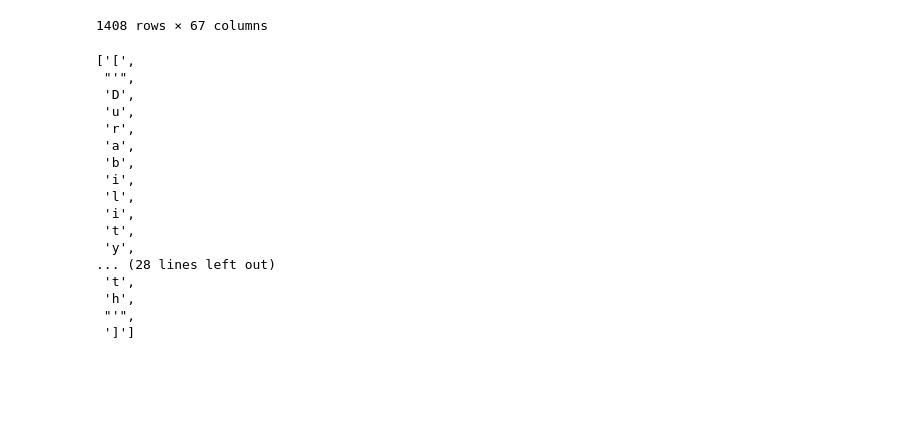
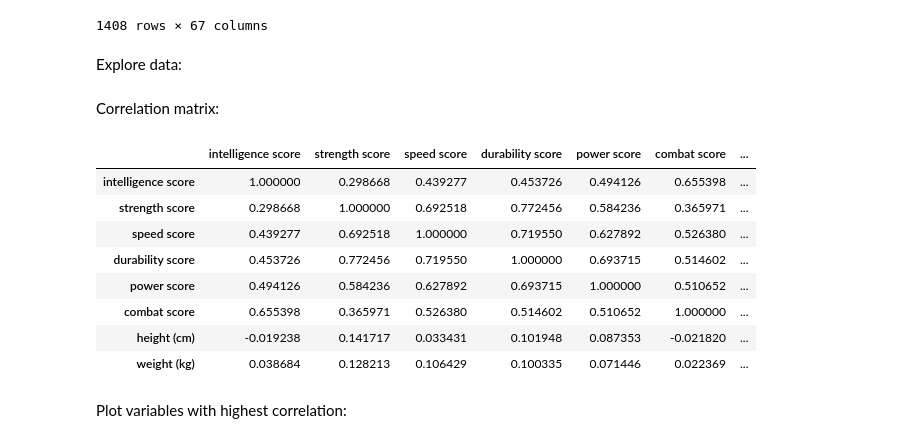
Before and after one commit to mikayla-eckelcifrese/DAT402-Project-1, a Jupyter notebook: K-Nearest Neighbors Analysis.ipynb, the cells around one changed output. Saved outputs shown, nothing was run; the diff lists cells and outputs as text; code cells hidden in the pictures; blank space fills up the shorter version.

```diff
--- a/K-Nearest Neighbors Analysis.ipynb
+++ b/K-Nearest Neighbors Analysis.ipynb
@@ -115,7 +165,7 @@ categoricalVariablesFilled
 | 1407 | Zzzax | Unknown | ['Absorption', 'Agility', 'Electr... | Marvel Comics | Bad | Male | Humanoid | No eyes | No Hair | ... |
 1408 rows × 59 columns
 # %%
-superheroDataFilled = pd.concat([categoricalVariablesFilled, quantitativeVariables], axis = 1)
+superheroDataFilled = pd.concat([categoricalVariablesFilled, quantitativeVariablesFilled], axis = 1)
 superheroDataFilled
 # %% [output]
 |  | name | real_name | superpowers | creator | alignment | gender | type_race | eye_color | hair_color | ... |
@@ -131,23 +181,21 @@ superheroDataFilled
 | 1406 | Zoom | Hunter Zolomon | ['Intangibility', 'Super Speed', ... | DC Comics | Bad | Male | Metahuman | Red | Brown | ... |
 | 1407 | Zzzax | Unknown | ['Absorption', 'Agility', 'Electr... | Marvel Comics | Bad | Male | Humanoid | No eyes | No Hair | ... |
 1408 rows × 67 columns
-# %%
-list(superheroDataFilled["superpowers"][1])
-# %% [output]
-['[',
- "'",
- 'D',
- 'u',
- 'r',
- 'a',
- 'b',
- 'i',
- 'l',
- 'i',
- 't',
- 'y',
-... (28 lines left out)
- 't',
- 'h',
- "'",
- ']']
+# %% [markdown]
+Explore data:
+# %% [markdown]
+Correlation matrix:
+# %%
+superheroDataFilled.corr()
+# %% [output]
+|  | intelligence score | strength score | speed score | durability score | power score | combat score | ... |
+| intelligence score | 1.000000 | 0.298668 | 0.439277 | 0.453726 | 0.494126 | 0.655398 | ... |
+| strength score | 0.298668 | 1.000000 | 0.692518 | 0.772456 | 0.584236 | 0.365971 | ... |
+| speed score | 0.439277 | 0.692518 | 1.000000 | 0.719550 | 0.627892 | 0.526380 | ... |
+| durability score | 0.453726 | 0.772456 | 0.719550 | 1.000000 | 0.693715 | 0.514602 | ... |
+| power score | 0.494126 | 0.584236 | 0.627892 | 0.693715 | 1.000000 | 0.510652 | ... |
+| combat score | 0.655398 | 0.365971 | 0.526380 | 0.514602 | 0.510652 | 1.000000 | ... |
+| height (cm) | -0.019238 | 0.141717 | 0.033431 | 0.101948 | 0.087353 | -0.021820 | ... |
+| weight (kg) | 0.038684 | 0.128213 | 0.106429 | 0.100335 | 0.071446 | 0.022369 | ... |
+# %% [markdown]
+Plot variables with highest correlation:
```
Also changed, not shown: parts of 11 cells of this notebook.
